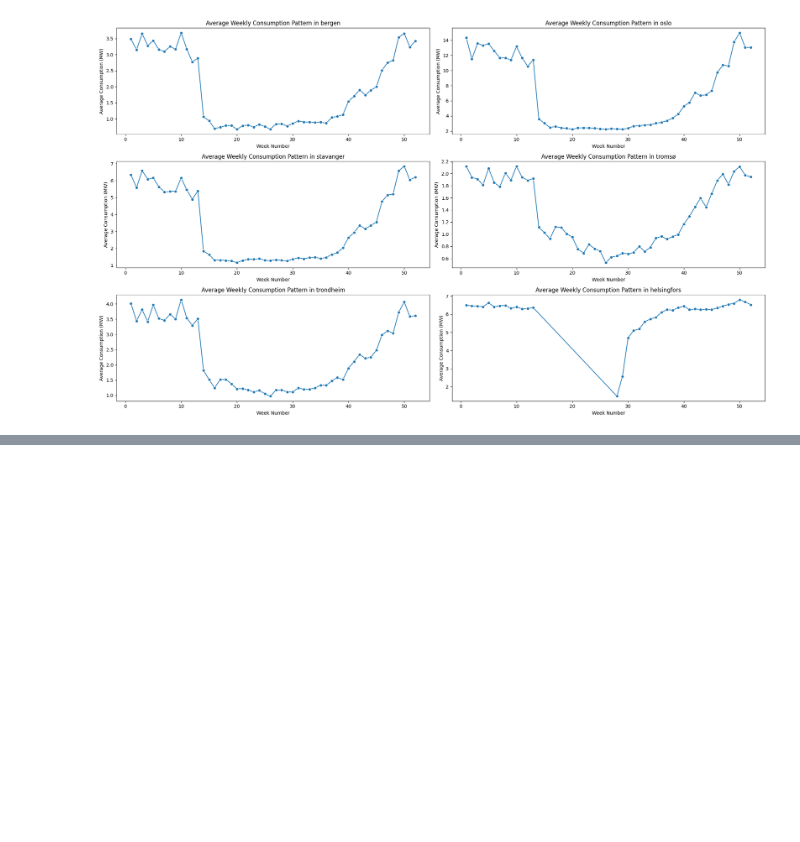
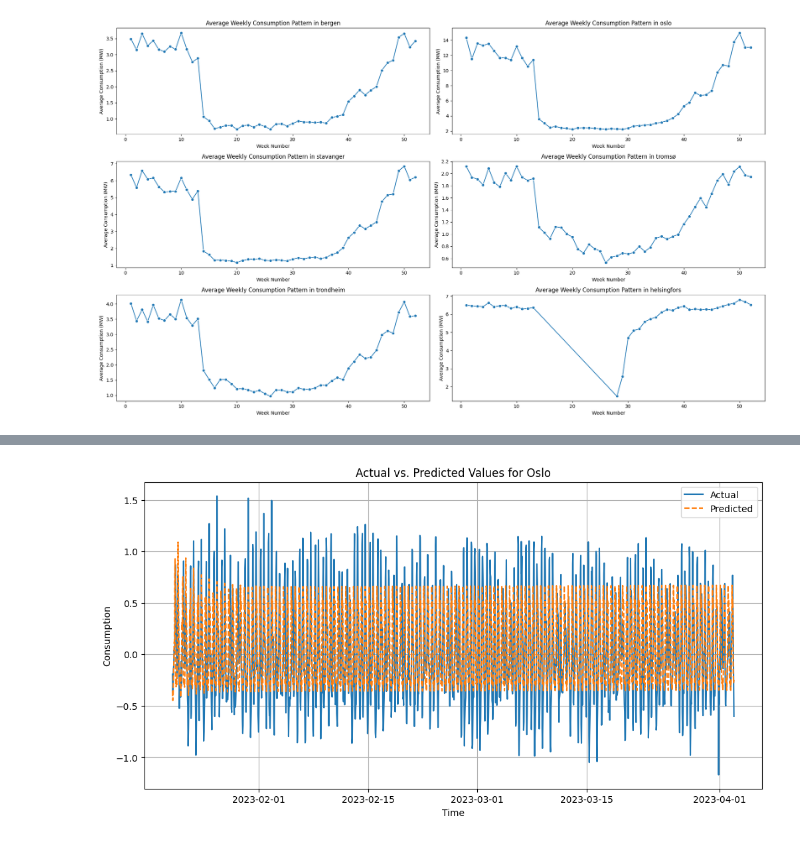
Before and after one commit to HesteBjorn/TDT4259_Data_Science, a Jupyter notebook: exploration.ipynb, the cells around one changed output, grey strips where cells are left out. Cells and saved outputs as stored; diff of their text form; code cells hidden in the pictures; blank space fills up the shorter version.

Commit message:
created a predictive model

```diff
--- a/exploration.ipynb
+++ b/exploration.ipynb
@@ -139,0 +146,83 @@ See the caveats in the documentation: https://pandas.pydata.org/pandas-docs/stab
+# %%
+
+
+unique_locations = data['location'].unique()
+unique_locations
+
+# Initialize an empty dictionary to store the ADF test results for each location
+adf_results = {}
+
+# Loop through each unique location and perform the Augmented Dickey-Fuller test
+for location in unique_locations:
+    location_data = data[data['location'] == location]
+    location_data = location_data.set_index('time')
+    location_data = location_data.sort_index()
+    adf_test = adfuller(location_data['consumption'])
+    adf_results[location] = adf_test[1]
+
+
+# Initialize an empty dictionary to store the new ADF test results after differencing
+adf_results_diff = {}
+
+# Loop through each unique location, apply first-order differencing, and perform the ADF test again
+for location in unique_locations:
+    if adf_results[location] > 0.05:  # Check if the original series was non-stationary
+        location_data = data[data['location'] == location]
+        location_data = location_data.set_index('time')
+        location_data = location_data.sort_index()
+        location_data_diff = location_data['consumption'].diff().dropna()
+        adf_test_diff = adfuller(location_data_diff)
+        adf_results_diff[location] = adf_test_diff[1]
+
+# Display the new ADF test p-values for each location after differencing
+print(adf_results_diff)
+
+
+
+# Filter data for Oslo
+oslo_data = data[data['location'] == 'oslo']
+oslo_data = oslo_data.set_index('time')
+oslo_data = oslo_data.sort_index()
+oslo_data_diff = oslo_data['consumption'].diff().dropna()
+
+# Split data into training and testing sets (80% training, 20% testing)
+train_size_oslo = int(len(oslo_data_diff) * 0.8)
+train_oslo, test_oslo = oslo_data_diff[0:train_size_oslo], oslo_data_diff[train_size_oslo:]
+
+# Fit the SARIMA model
+# Note: Given the limited data, the parameters are set to (1,1,1)(1,1,1,12) for demonstration
+model_oslo = SARIMAX(train_oslo, order=(1, 1, 1), seasonal_order=(1, 1, 1, 12))
+model_fit_oslo = model_oslo.fit(disp=False)
+
+# Make predictions
+predictions_oslo = model_fit_oslo.predict(start=len(train_oslo), end=len(train_oslo) + len(test_oslo) - 1)
+
+# Calculate RMSE (Root Mean Square Error) for Oslo
+rmse_oslo = sqrt(mean_squared_error(test_oslo, predictions_oslo))
+rmse_oslo
+
+
+#plot the actual and predicted values
+plt.figure(figsize=(12, 6))
+plt.plot(oslo_data_diff.index[train_size_oslo:], test_oslo, label='Actual', linestyle='-')
+plt.plot(oslo_data_diff.index[train_size_oslo:], predictions_oslo, label='Predicted', linestyle='--')
+plt.xlabel('Time')
+plt.ylabel('Consumption')
+plt.title('Actual vs. Predicted Values for Oslo')
+plt.legend()
+plt.grid(True)
+plt.show()
+
+
+
+#plot predicited values for the next 24 hours
+plt.figure(figsize=(12, 6))
+plt.plot(oslo_data_diff.index[train_size_oslo:train_size_oslo+24], test_oslo[:24], label='Actual', linestyle='-')
+plt.plot(oslo_data_diff.index[train_size_oslo:train_size_oslo+24], predictions_oslo[:24], label='Predicted', linestyle='--')
+plt.xlabel('Time')
+plt.ylabel('Consumption')
+plt.title('Actual vs. Predicted Values for Oslo')
+plt.legend()
+plt.grid(True)
+plt.show()
+# %% [output]
@@ -139,0 +230 @@ See the caveats in the documentation: https://pandas.pydata.org/pandas-docs/stab
+[figure, added]
```
Also changed, not shown: parts of 9 cells of this notebook, 2 other files.
